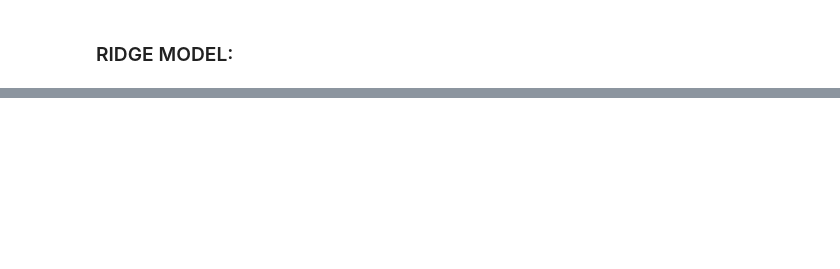
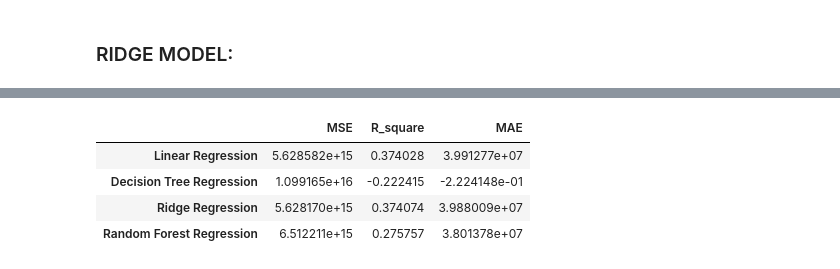
Before and after one commit to luongkhanhphuong2412/Movie_Recommedation_System, a Jupyter notebook: movie_modeling.ipynb, the cells around one changed output, grey strips where cells are left out. Saved outputs shown, nothing was run; the diff lists cells and outputs as text; code cells hidden in the pictures; blank space fills up the shorter version.

```diff
--- a/movie_modeling.ipynb
+++ b/movie_modeling.ipynb
@@ -400,13 +402,14 @@ reg= linear_model.Ridge(alpha= 0.5)
 
 
 reg_model= reg.fit(X_train, y_train)
-y_pred= reg_model.predict(X_test)
+reg_y_pred= reg_model.predict(X_test)
 
-ridge_r_square= r2_score(y_test, y_pred)
-ridge_mse= mean_squared_error(y_test, y_pred)
-ridge_mae= mean_absolute_error(y_test,y_pred)
+ridge_r_square= r2_score(y_test, reg_y_pred)
+ridge_mse= mean_squared_error(y_test, reg_y_pred)
+ridge_mae= mean_absolute_error(y_test,reg_y_pred)
 
 # Print the evaluation metrics
+print("\nRidge Regression:")
 print("Coefficient of determination: ", ridge_r_square)
 print("Mean Square Error: ",ridge_mse)
 print("Mean Absolue Error: ", ridge_mae)
@@ -416,0 +474,10 @@ Mean Absolue Error:  39880092.48412837
+# %%
+# Convert from a dict to DataFrame:
+performance_df= pd.DataFrame(model_performance).T
+performance_df
+# %% [output]
+|  | MSE | R_square | MAE |
+| Linear Regression | 5.628582e+15 | 0.374028 | 3.991277e+07 |
+| Decision Tree Regression | 1.099165e+16 | -0.222415 | -2.224148e-01 |
+| Ridge Regression | 5.628170e+15 | 0.374074 | 3.988009e+07 |
+| Random Forest Regression | 6.512211e+15 | 0.275757 | 3.801378e+07 |
```
Also changed, not shown: parts of 18 cells of this notebook.
